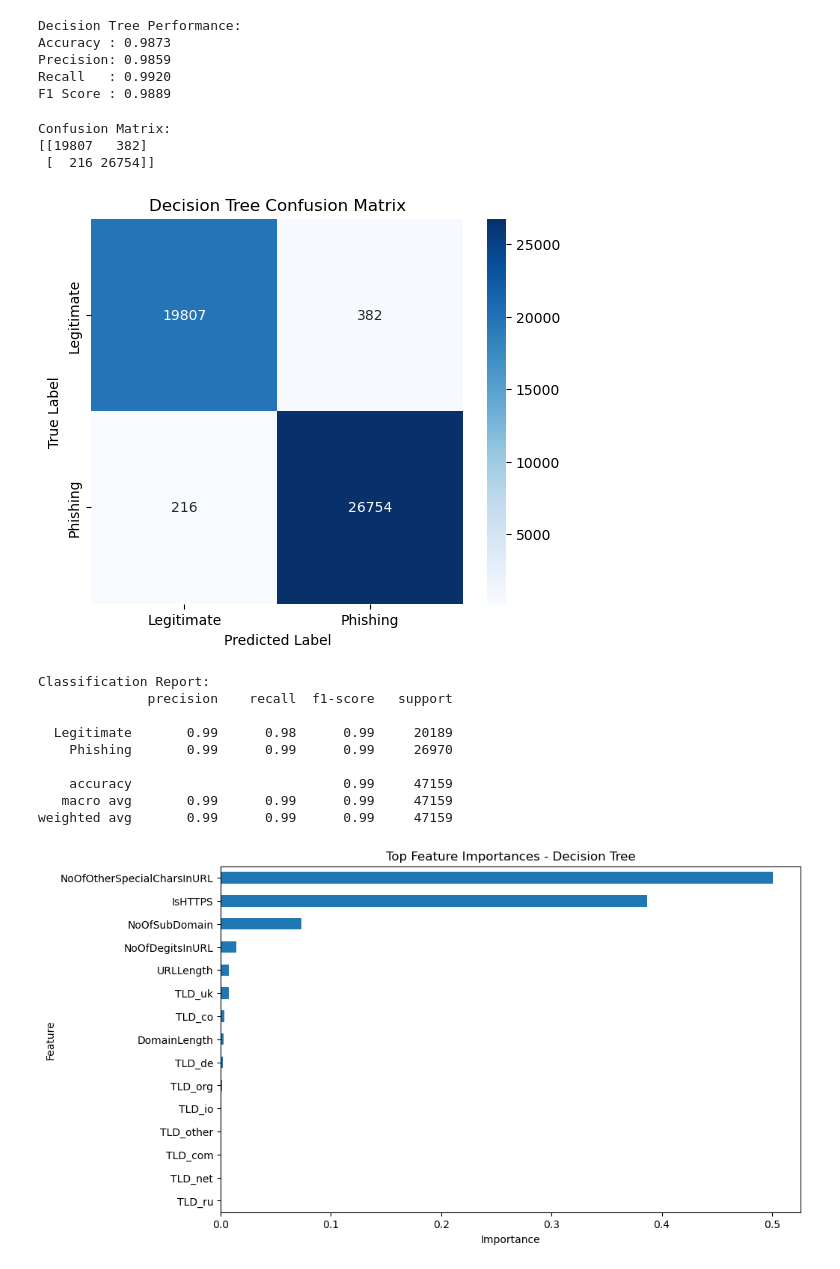
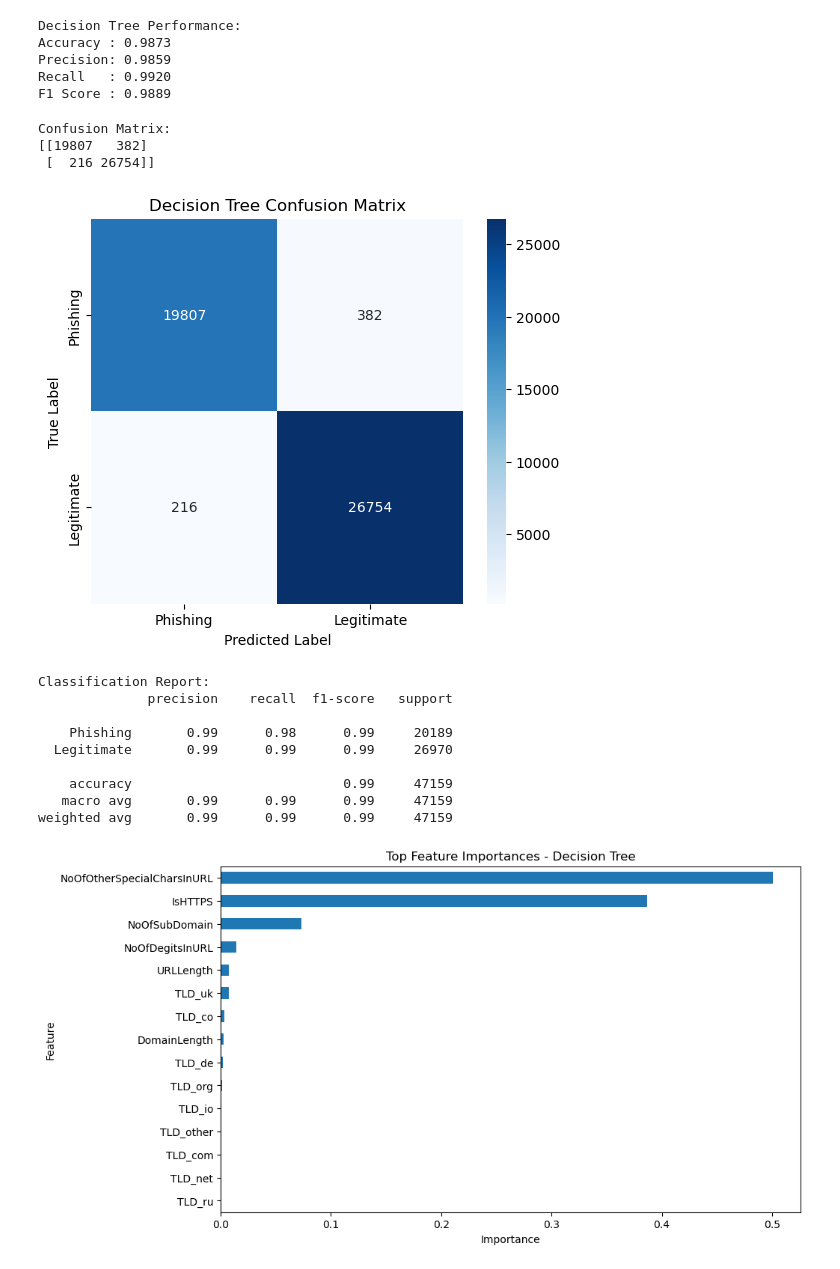
Before and after one commit to monsenorus/ml_763, a Jupyter notebook: notebooks/model4_decision_tree.ipynb, the cells around one changed output. Drawn from its saved outputs; the diff is of its cells as text; code cells hidden in the pictures.

```diff
--- a/notebooks/model4_decision_tree.ipynb
+++ b/notebooks/model4_decision_tree.ipynb
@@ -182,32 +182,32 @@ F1 Score : 0.9889
 # %%
 # creating a confusion matrix and graph
 cm = confusion_matrix(y_test, y_pred_dt)
 
 print("Confusion Matrix:")
 print(cm)
 
 plt.figure(figsize=(6,5))
 sns.heatmap(cm, annot=True, fmt="d", cmap="Blues",
-            xticklabels=["Legitimate", "Phishing"],
-            yticklabels=["Legitimate", "Phishing"])
+            xticklabels=["Phishing", "Legitimate"],
+            yticklabels=["Phishing", "Legitimate"])
 plt.title("Decision Tree Confusion Matrix")
 plt.xlabel("Predicted Label")
 plt.ylabel("True Label")
 plt.show()
 # %% [output]
 Confusion Matrix:
 [[19807   382]
  [  216 26754]]
-[figure, old version]
+[figure, new version]
 # %%
 print("Classification Report:")
-print(classification_report(y_test, y_pred_dt, target_names=["Legitimate", "Phishing"]))
+print(classification_report(y_test, y_pred_dt, target_names=["Phishing", "Legitimate"]))
 # %% [output]
 Classification Report:
               precision    recall  f1-score   support
 
-  Legitimate       0.99      0.98      0.99     20189
-    Phishing       0.99      0.99      0.99     26970
+    Phishing       0.99      0.98      0.99     20189
+  Legitimate       0.99      0.99      0.99     26970
 
     accuracy                           0.99     47159
    macro avg       0.99      0.99      0.99     47159
```
Also changed, not shown: parts of 5 cells of this notebook, 3 other files.
